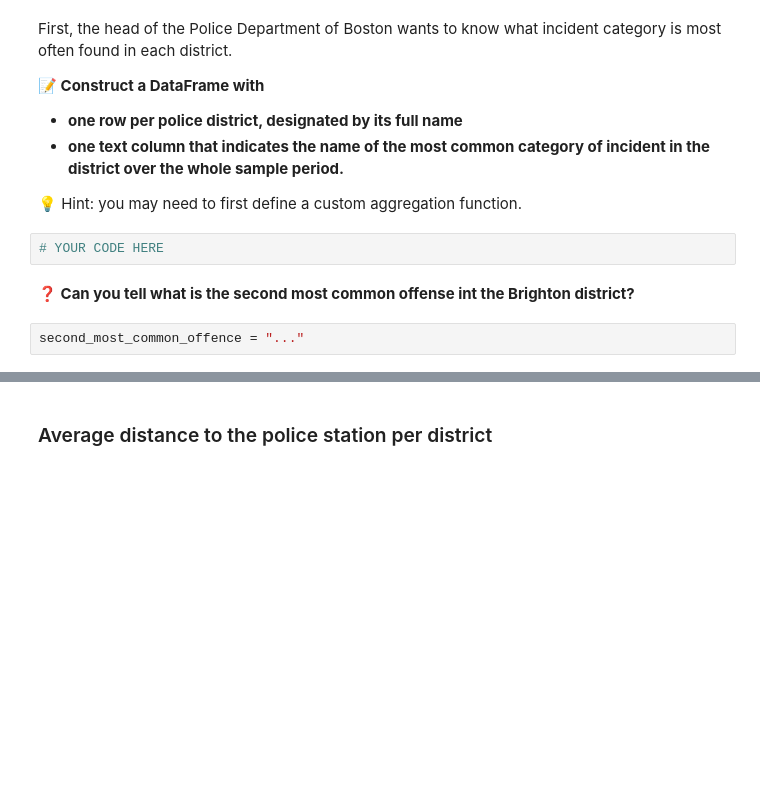
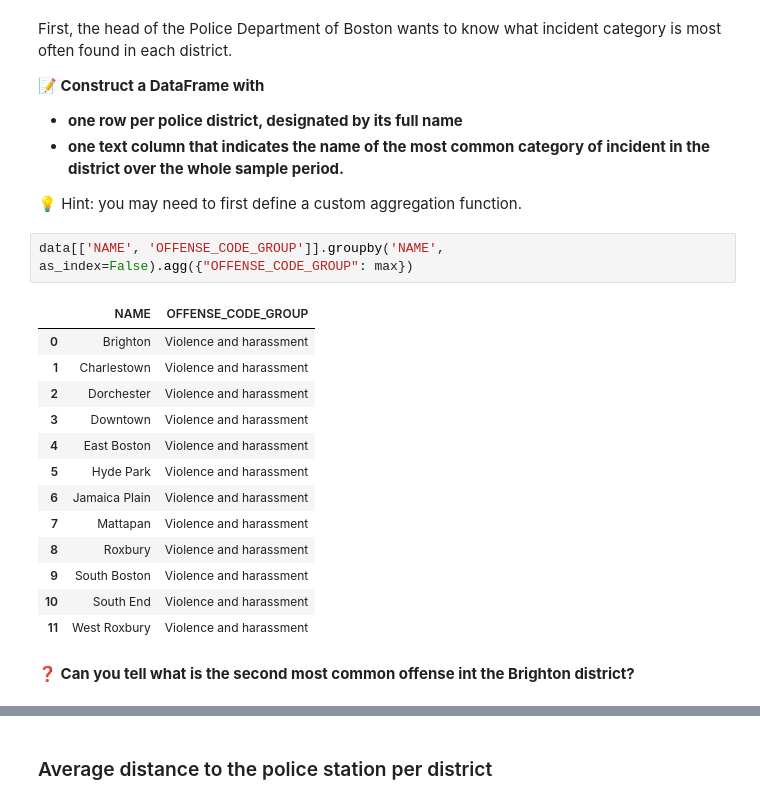
Before and after one commit to ThomasSouchet/data-certification-exam, a Jupyter notebook: decision_science/boston_crimes.ipynb, the cells around one changed output, grey strips where cells are left out. Drawn from its saved outputs; the diff is of its cells as text; blank space fills up the shorter version.

```diff
--- a/decision_science/boston_crimes.ipynb
+++ b/decision_science/boston_crimes.ipynb
@@ -441,9 +454,21 @@ First, the head of the Police Department of Boston wants to know what incident c
 - **one text column that indicates the name of the most common category of incident in the district over the whole sample period.**
 
 💡 Hint: you may need to first define a custom aggregation function.
-# %%
-# YOUR CODE HERE
+# %%
+data[['NAME', 'OFFENSE_CODE_GROUP']].groupby('NAME', as_index=False).agg({"OFFENSE_CODE_GROUP": max})
+# %% [output]
+|  | NAME | OFFENSE_CODE_GROUP |
+| 0 | Brighton | Violence and harassment |
+| 1 | Charlestown | Violence and harassment |
+| 2 | Dorchester | Violence and harassment |
+| 3 | Downtown | Violence and harassment |
+| 4 | East Boston | Violence and harassment |
+| 5 | Hyde Park | Violence and harassment |
+| 6 | Jamaica Plain | Violence and harassment |
+| 7 | Mattapan | Violence and harassment |
+| 8 | Roxbury | Violence and harassment |
+| 9 | South Boston | Violence and harassment |
+| 10 | South End | Violence and harassment |
+| 11 | West Roxbury | Violence and harassment |
 # %% [markdown]
 **❓ Can you tell what is the second most common offense int the Brighton district?**
-# %%
-second_most_common_offence = "..."
```
Also changed, not shown: parts of 11 cells of this notebook, 1 other file.
